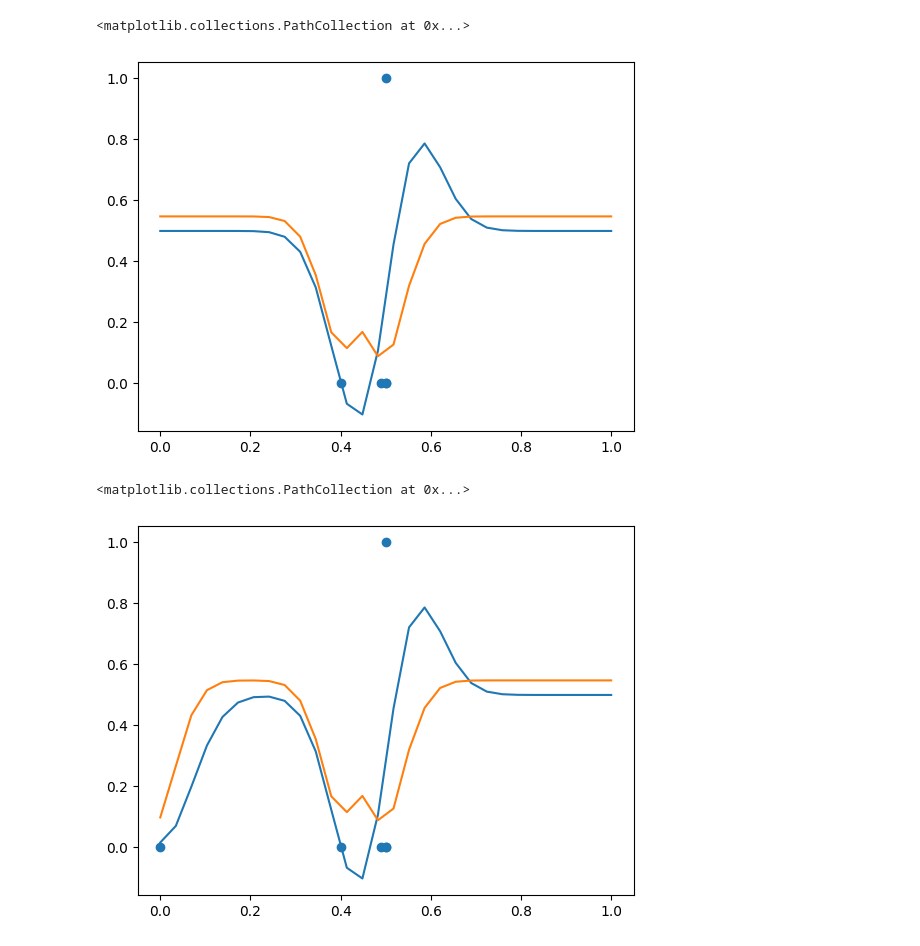
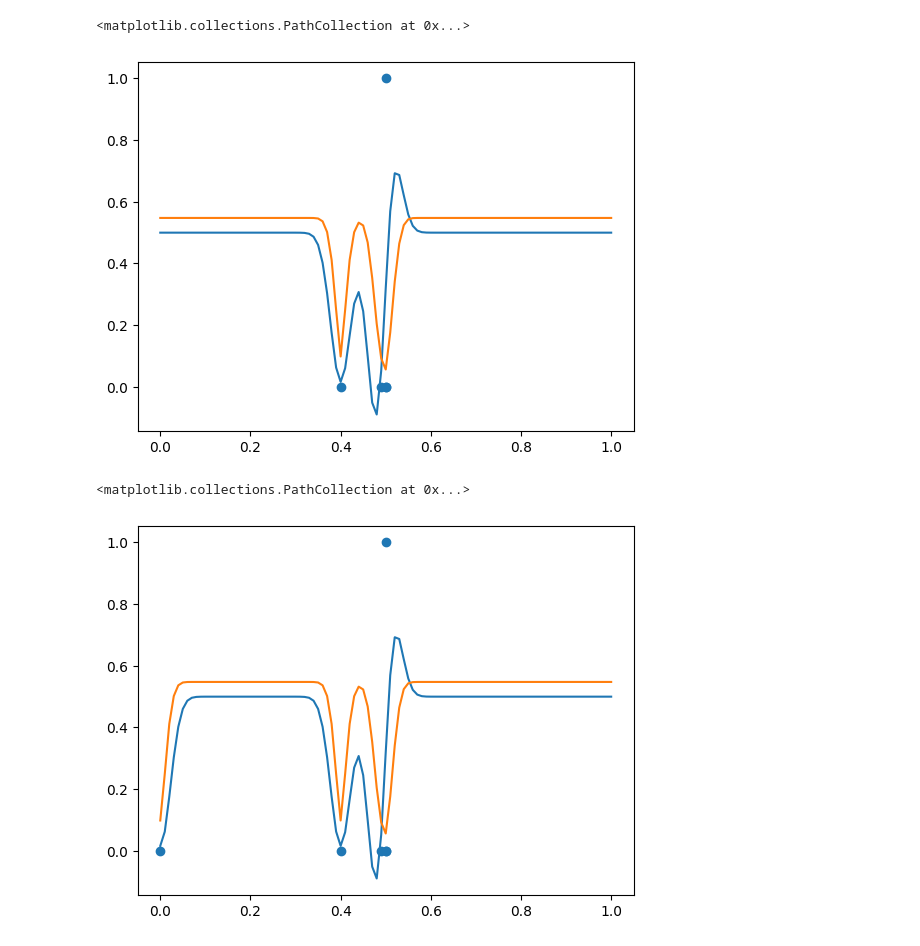
Before and after one commit to j319097/Continuum-armed-Bandits-, a Jupyter notebook: work/GP-TS-tk.ipynb, the cells around one changed output. Saved outputs shown, nothing was run; the diff lists cells and outputs as text; code cells hidden in the pictures.

```diff
--- a/work/GP-TS-tk.ipynb
+++ b/work/GP-TS-tk.ipynb
@@ -23,6 +23,5 @@ plt.plot(x, np.sqrt(var))
 # %%
 gp.append(0.4, 0)
-x = np.linspace(0, 1, 30)
 mean, var = gp.mean_var(x)
 plt.plot(x, mean)
 plt.plot(x, np.sqrt(var))
@@ -32,6 +31,5 @@ plt.plot(x, np.sqrt(var))
 # %%
 gp.append(0.5, 0)
-x = np.linspace(0, 1, 30)
 mean, var = gp.mean_var(x)
 plt.plot(x, mean)
 plt.plot(x, np.sqrt(var))
@@ -42,6 +40,5 @@ plt.scatter(gp._x, gp._y)
 # %%
 gp.append(0.5, 0)
-x = np.linspace(0, 1, 30)
 mean, var = gp.mean_var(x)
 plt.plot(x, mean)
 plt.plot(x, np.sqrt(var))
@@ -52,20 +49,18 @@ plt.scatter(gp._x, gp._y)
 # %%
 gp.append(0.49, 0)
-x = np.linspace(0, 1, 30)
 mean, var = gp.mean_var(x)
 plt.plot(x, mean)
 plt.plot(x, np.sqrt(var))
 plt.scatter(gp._x, gp._y)
 # %% [output]
 <matplotlib.collections.PathCollection at 0x...>
-[figure, old version]
+[figure, new version]
 # %%
 gp.append(0.0, 0)
-x = np.linspace(0, 1, 30)
 mean, var = gp.mean_var(x)
 plt.plot(x, mean)
 plt.plot(x, np.sqrt(var))
 plt.scatter(gp._x, gp._y)
 # %% [output]
 <matplotlib.collections.PathCollection at 0x...>
-[figure, old version]
+[figure, new version]
```
Also changed, not shown: parts of 7 cells of this notebook.
